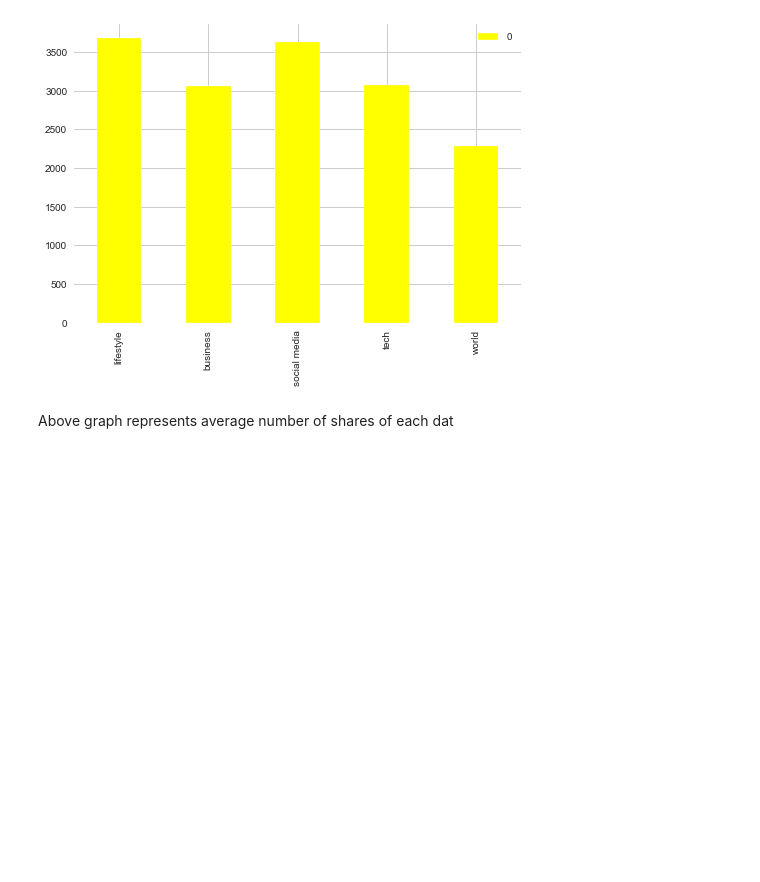
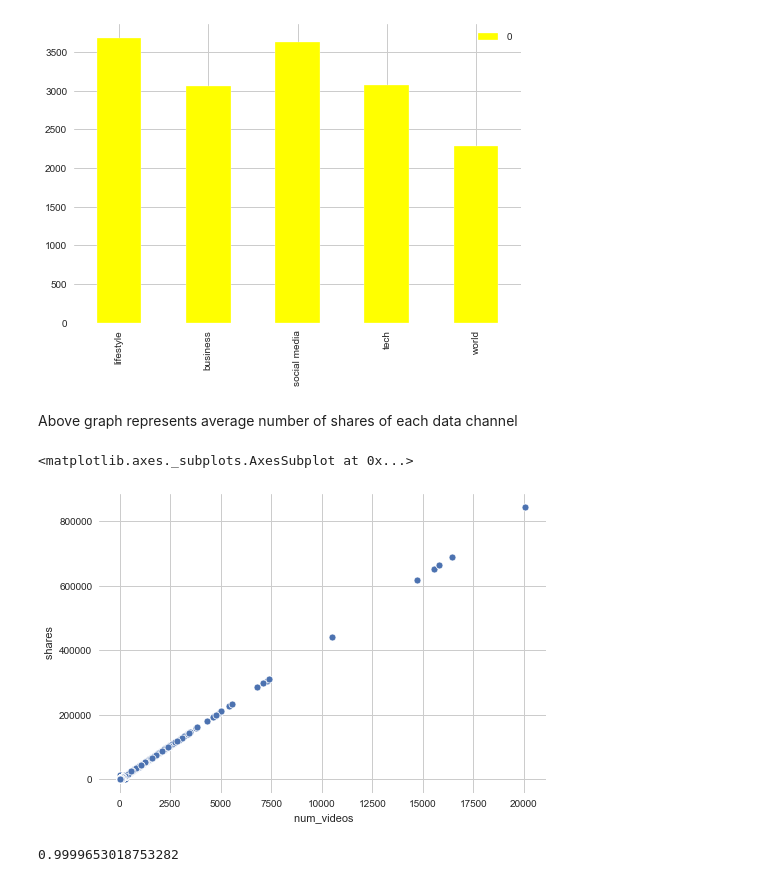
Before and after one commit to sam12321/Online-Article-Analysis, a Jupyter notebook: Edugrad Live Project.ipynb, the cells around one changed output. Cells and saved outputs as stored; diff of their text form; code cells hidden in the pictures; blank space fills up the shorter version.

```diff
--- a/Edugrad Live Project.ipynb
+++ b/Edugrad Live Project.ipynb
@@ -267,4 +273,15 @@ df.plot(kind='bar',color='yellow')
 <Figure size 1440x648 with 0 Axes>
 [figure]
 # %% [markdown]
-Above graph represents average number of shares of each dat
+Above graph represents average number of shares of each data channel
+# %%
+# Plotting a graph to compare no. of words with no. of shares
+sns.scatterplot(x=' num_videos',y=' shares',data=dat)
+# %% [output]
+<matplotlib.axes._subplots.AxesSubplot at 0x...>
+[figure, added]
+# %%
+corr = dat[' num_videos']. corr(dat[' shares'])
+corr
+# %% [output]
+0.9999653018753282
```
Also changed, not shown: parts of 5 cells of this notebook.
